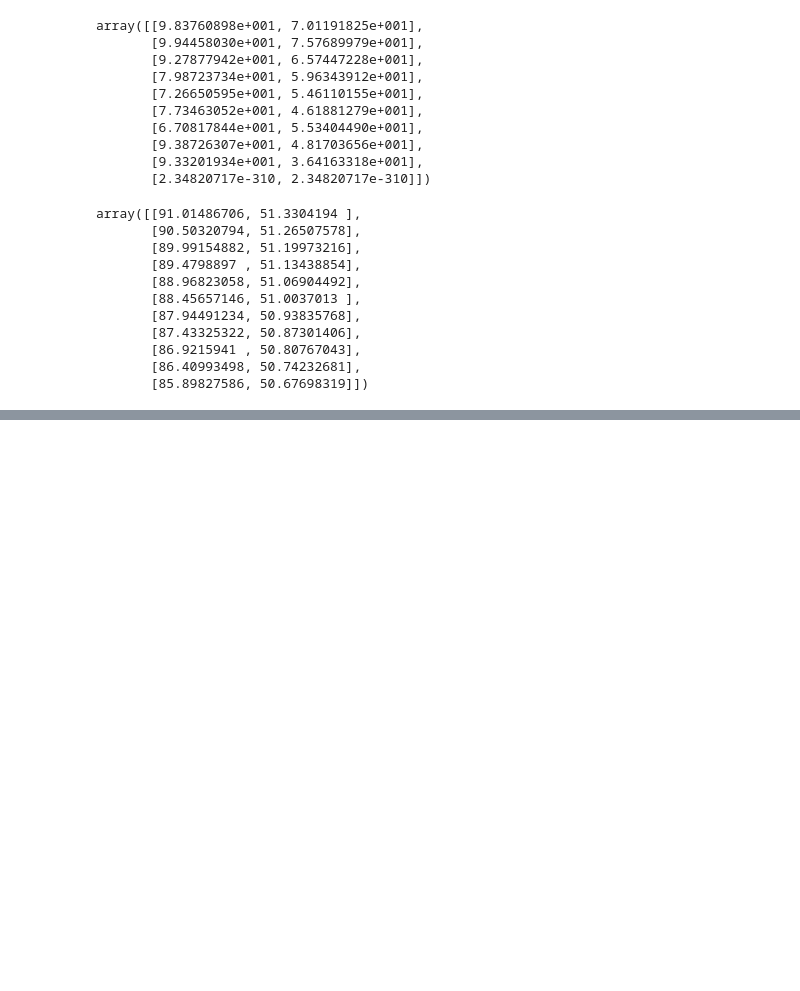
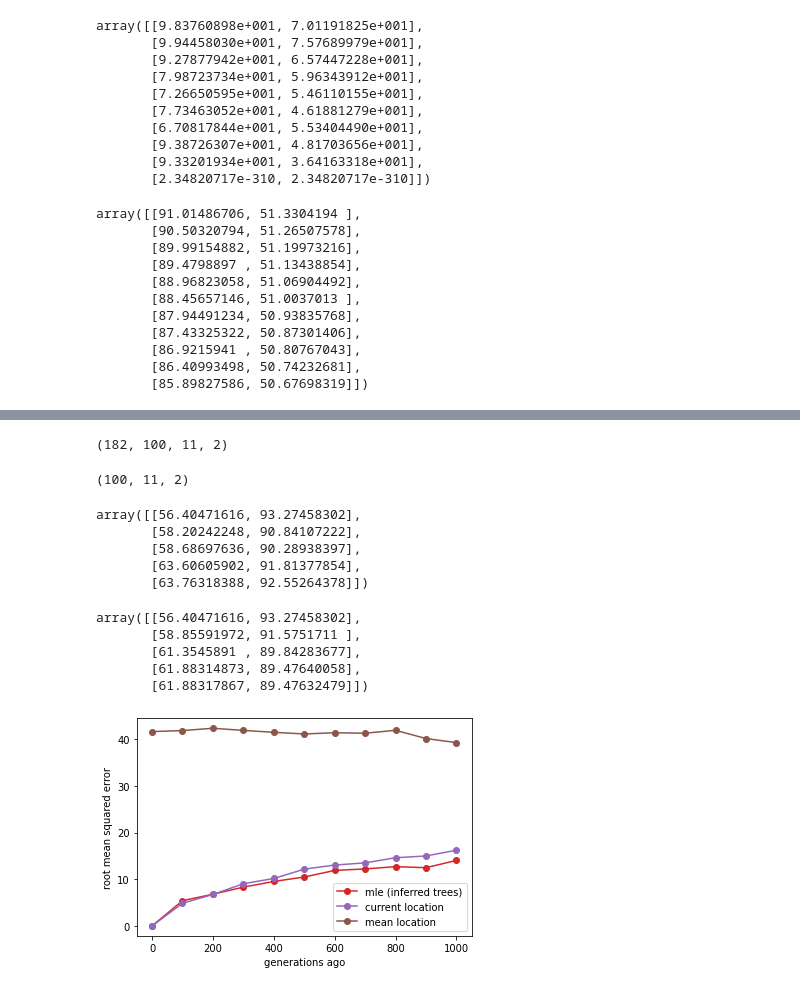
Before and after one commit to mmosmond/sparg-ms, a Jupyter notebook: simulations/debugging.ipynb, the cells around one changed output, grey strips where cells are left out. Saved outputs shown, nothing was run; the diff lists cells and outputs as text; code cells hidden in the pictures; blank space fills up the shorter version.

Commit message:
inferring anc locs with inferred trees and comparing to real

```diff
--- a/simulations/debugging.ipynb
+++ b/simulations/debugging.ipynb
@@ -464,0 +470,67 @@ array([[91.01486706, 51.3304194 ],
+# %%
+real_anc_locs.shape
+# %% [output]
+(182, 100, 11, 2)
+# %%
+anc_locs.shape
+# %% [output]
+(100, 11, 2)
+# %%
+real_anc_locs[0,2,:5]
+# %% [output]
+array([[56.40471616, 93.27458302],
+       [58.20242248, 90.84107222],
+       [58.68697636, 90.28938397],
+       [63.60605902, 91.81377854],
+       [63.76318388, 92.55264378]])
+# %%
+anc_locs[2,:5]
+# %% [output]
+array([[56.40471616, 93.27458302],
+       [58.85591972, 91.5751711 ],
+       [61.3545891 , 89.84283677],
+       [61.88314873, 89.47640058],
+       [61.88317867, 89.47632479]])
+# %%
+prefix = 'data/sim_100000000L_1e-08RBP_2.0LAMBDA_1.0K_100W_1.0SIGMAcomp_0.5SIGMAmate_0.25SIGMAdisp_0selfing_40000MAXT_%dnrep_10000Ne_1e-08U_100d_50k_2G'
+
+sse_mle = np.zeros(11)
+sse_sample = np.zeros(11)
+sse_mean_sample = np.zeros(11)
+n = 0
+prefix_rep = prefix %1
+
+filename = prefix_rep + '_100treeskip_anc-locs-inf.npy'
+real_anc_locs = np.load(filename)[0]
+
+filename = prefix_rep + '_5numiter_0.5threshold_100treeskip_1locus_1000M_1000tCutoff_ancestor-locations.npy'
+inf_anc_locs = np.load(filename)
+
+sse_mle += np.sum(np.sum((real_anc_locs - inf_anc_locs)**2, axis=-1), axis=0)
+
+sample_locs = np.repeat(real_anc_locs[:,0,:], 11, axis=-2).reshape(real_anc_locs.shape) #locations of samples
+sse_sample += np.sum(np.sum((real_anc_locs - sample_locs)**2, axis=-1), axis=0)
+
+mean_loc = np.repeat(np.mean(real_anc_locs[:,0,:], axis=0), 11*100, axis=-1).reshape(real_anc_locs.shape) #mean sample location
+sse_mean_sample += np.sum(np.sum((real_anc_locs - mean_loc)**2, axis=-1), axis=0)
+
+n += len(real_anc_locs)
+
+rmse_mle = (sse_mle/n)**0.5
+rmse_sample = (sse_sample/n)**0.5
+rmse_mean_sample = (sse_mean_sample/n)**0.5
+# %%
+ccolors = plt.get_cmap('tab10')
+plt.plot(range(0,1001,100), rmse_mle, marker='o', label='mle (inferred trees)', color=ccolors(3))
+plt.plot(range(0,1001,100), rmse_sample, marker='o', label='current location', color=ccolors(4))
+plt.plot(range(0,1001,100), rmse_mean_sample, marker='o', label='mean location', color=ccolors(5))
+
+plt.xlabel('generations ago')
+plt.ylabel('root mean squared error')
+plt.legend()
+
+# plt.savefig('plots/rmse-single-lineages.pdf')
+
+plt.show()
+# %% [output]
+[figure, added]
```
Also changed, not shown: parts of 2 cells of this notebook, 1 other file.
